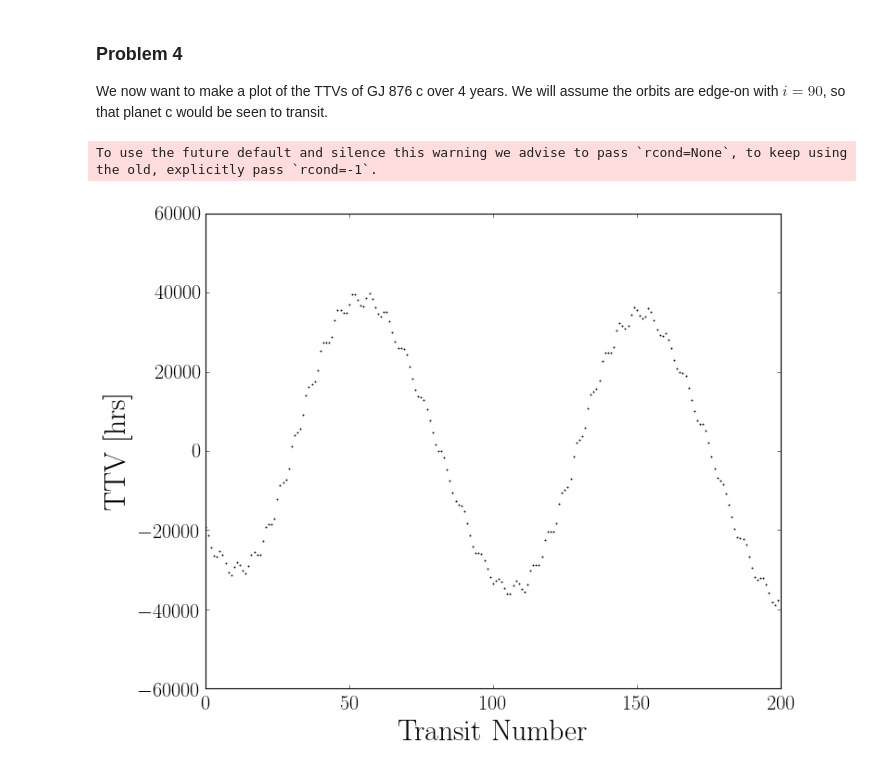
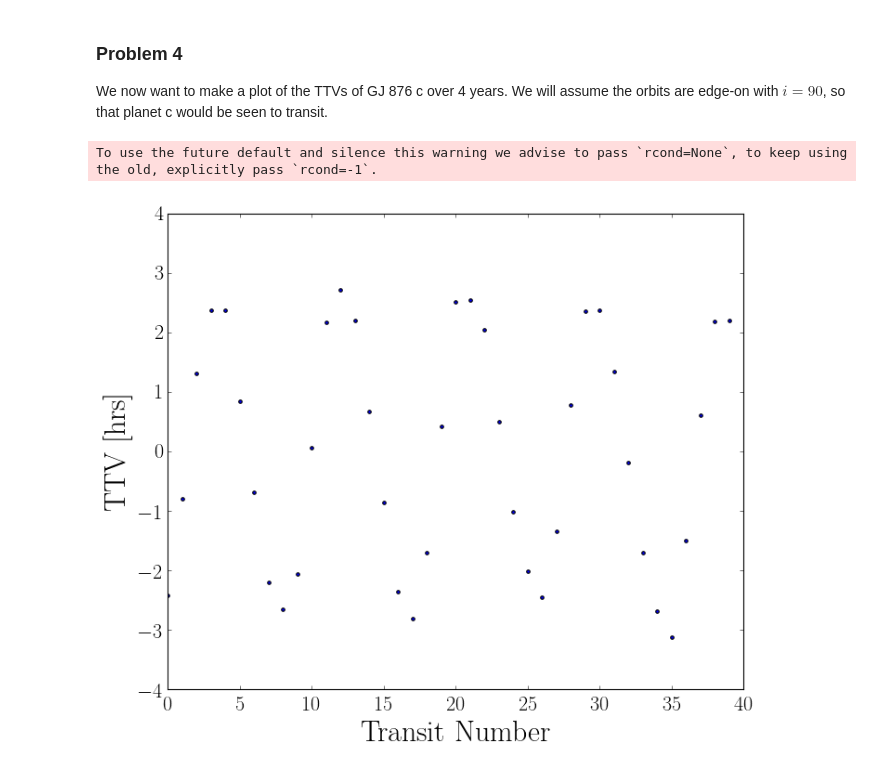
Before and after one commit to hdelgad9/astr597_exo, a Jupyter notebook: HW_3/exoplanets_HW3_problem4.ipynb, the cells around one changed output. Saved outputs shown, nothing was run; the diff lists cells and outputs as text; code cells hidden in the pictures.

```diff
--- a/HW_3/exoplanets_HW3_problem4.ipynb
+++ b/HW_3/exoplanets_HW3_problem4.ipynb
@@ -56,41 +48,40 @@ sim = rebound.Simulation()
 
 sim.add(m=mstar)
 for k in range(planets):
     sim.add(m=inclination_mass(np.pi/2, mass[k]), e=e[k], a=a[k], omega=w[k], M=M[k])
 sim.move_to_com()
 
-N = 200  # Integrate over 4 transits for planet b
+N = 40  # Integrate over 4 transits for planet b
 transittimes = np.zeros(N)
 p = sim.particles
 
 j = 0 # Start the counter
 while j < N:
     y_old = p[2].y - p[0].y
     t_old = sim.t
     sim.integrate(sim.t+0.5) # check for transits every 0.5 time units. Note that 0.5 is shorter than one orbit
     t_new = sim.t
     if y_old*(p[2].y-p[0].y)<0. and p[2].x-p[0].x>0.:   # sign changed (y_old*y<0), planet in front of star (x>0)
         while t_new-t_old>1e-7:   # bisect until prec of 1e-5 reached
             if y_old*(p[2].y-p[0].y)<0.:
                 t_new = sim.t
             else:
                 t_old = sim.t
             sim.integrate( (t_new+t_old)/2.)
         transittimes[j] = sim.t
         j += 1
         sim.integrate(sim.t+0.05)       # integrate 0.05 to be past the transit
 
 A = np.vstack([np.ones(N), range(N)]).T
 c, m = np.linalg.lstsq(A, transittimes)[0]
+
+fig = plt.figure(figsize=[10,8])
+ax = plt.axes()
+ax.set_xlim([0,N])
+ax.set_xlabel("Transit Number", fontsize='x-large')
+ax.set_ylabel("TTV [hrs]", fontsize='x-large')
+#plt.scatter(range(N), (transittimes-m*np.array(range(N))-c)*(24.*365./2./np.pi), s = 0.5);
+plt.scatter(range(N), (transittimes-m*np.array(range(N))-c), s = 10);
 # %% [output]
 To use the future default and silence this warning we advise to pass `rcond=None`, to keep using the old, explicitly pass `rcond=-1`.
+[figure, added]
-# %%
-fig = plt.figure(figsize=[10,8])
-ax = plt.axes()
-#ax.set_ylim([-1,1])
-ax.set_xlim([0,N])
-ax.set_xlabel("Transit Number", fontsize='x-large')
-ax.set_ylabel("TTV [hrs]", fontsize='x-large')
-plt.scatter(range(N), (transittimes-m*np.array(range(N))-c)*(24.*365./2./np.pi), s = 0.5);
-# %% [output]
-[figure, removed]
```
Also changed, not shown: parts of 11 cells of this notebook.
